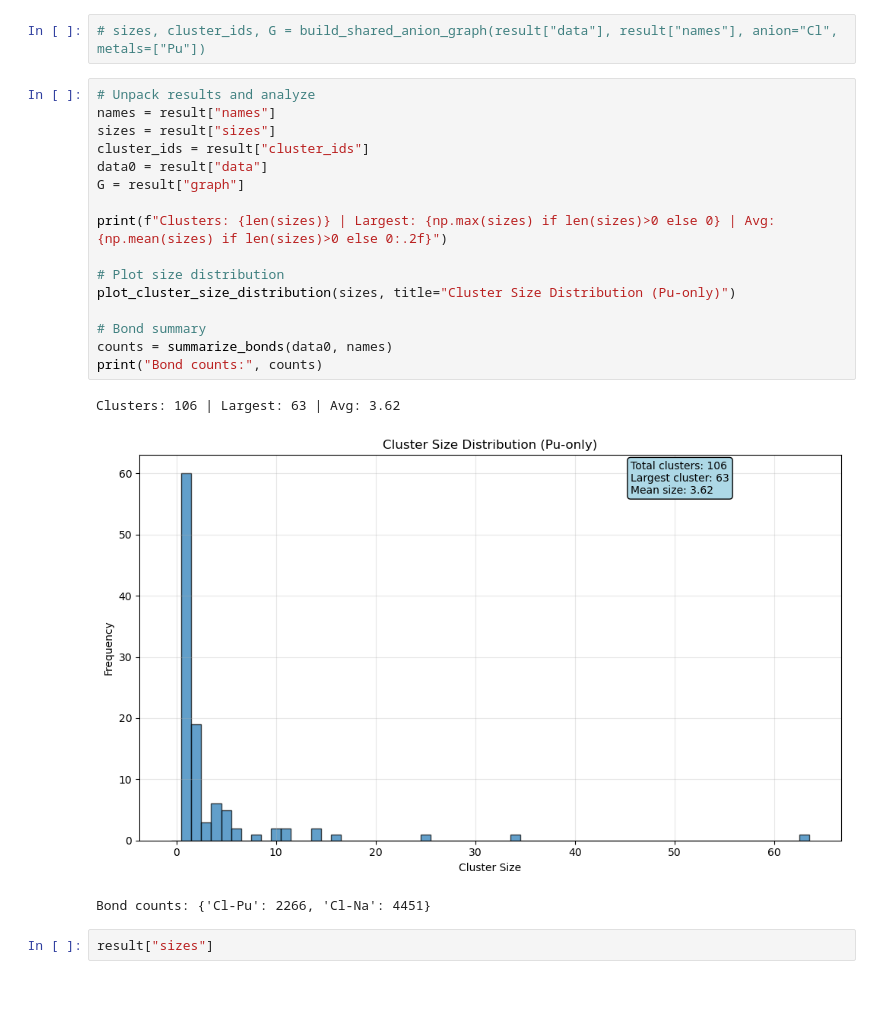
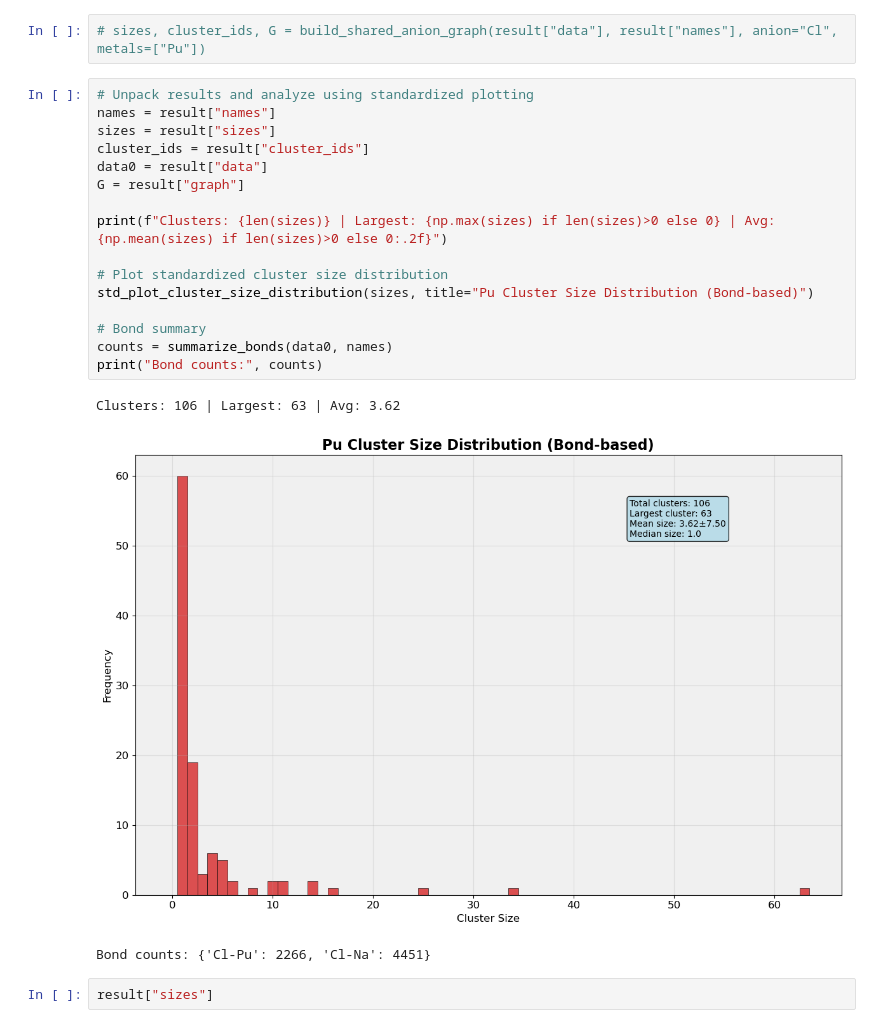
Before and after one commit to Pragalbhv/cluster_analysis, a Jupyter notebook: Pu_cluster_only/ovito_bondmodifier.ipynb, the cells around one changed output. Drawn from its saved outputs; the diff is of its cells as text; blank space fills up the shorter version.

Commit message:
working bond modifier

```diff
--- a/Pu_cluster_only/ovito_bondmodifier.ipynb
+++ b/Pu_cluster_only/ovito_bondmodifier.ipynb
@@ -66,24 +88,24 @@ from bondmodifier_utils import build_shared_anion_graph
 # %%
 # sizes, cluster_ids, G = build_shared_anion_graph(result["data"], result["names"], anion="Cl", metals=["Pu"])
 # %%
-# Unpack results and analyze
+# Unpack results and analyze using standardized plotting
 names = result["names"]
 sizes = result["sizes"]
 cluster_ids = result["cluster_ids"]
 data0 = result["data"]
 G = result["graph"]
 
 print(f"Clusters: {len(sizes)} | Largest: {np.max(sizes) if len(sizes)>0 else 0} | Avg: {np.mean(sizes) if len(sizes)>0 else 0:.2f}")
 
-# Plot size distribution
-plot_cluster_size_distribution(sizes, title="Cluster Size Distribution (Pu-only)")
+# Plot standardized cluster size distribution
+std_plot_cluster_size_distribution(sizes, title="Pu Cluster Size Distribution (Bond-based)")
 
 # Bond summary
 counts = summarize_bonds(data0, names)
 print("Bond counts:", counts)
 # %% [output]
 Clusters: 106 | Largest: 63 | Avg: 3.62
-[figure, old version]
+[figure, new version]
 Bond counts: {'Cl-Pu': 2266, 'Cl-Na': 4451}
 # %%
 result["sizes"]
```
Also changed, not shown: parts of 14 cells of this notebook, 12 other files.
